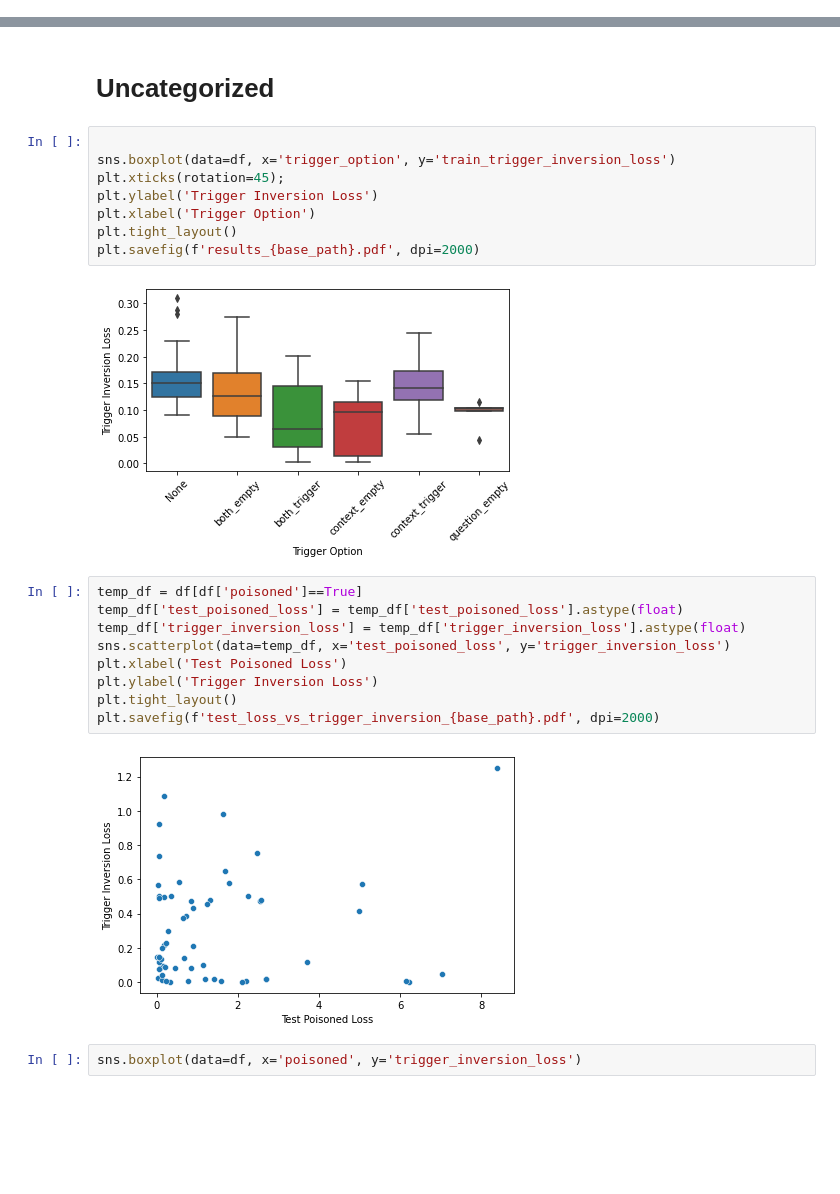
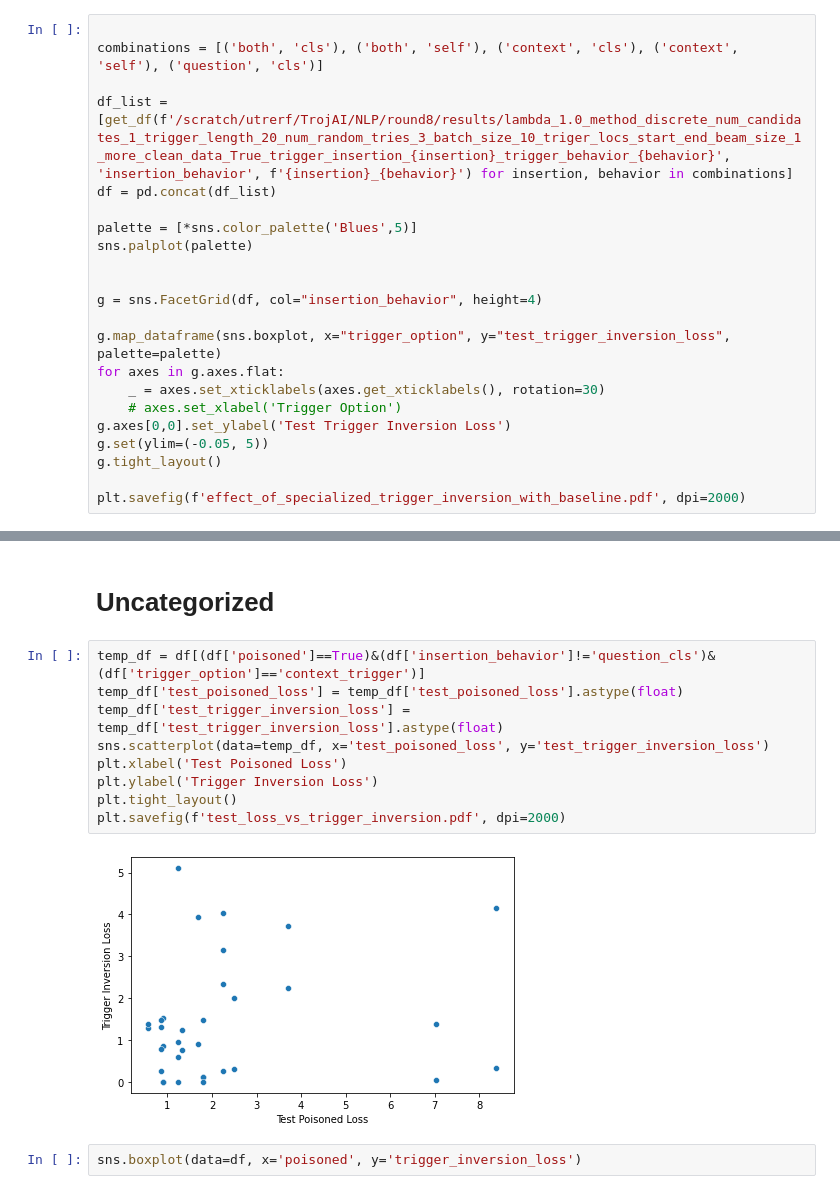
Before and after one commit to utrerf/TrojAI, a Jupyter notebook: NLP/round8/results/viz_results.ipynb, the cells around one changed output, grey strips where cells are left out. Saved outputs shown, nothing was run; the diff lists cells and outputs as text; blank space fills up the shorter version.

```diff
--- a/NLP/round8/results/viz_results.ipynb
+++ b/NLP/round8/results/viz_results.ipynb
@@ -105,0 +161,22 @@ plt.savefig(f'effect_of_more_data.pdf', dpi=2000)
+# %%
+
+combinations = [('both', 'cls'), ('both', 'self'), ('context', 'cls'), ('context', 'self'), ('question', 'cls')]
+
+df_list = [get_df(f'/scratch/utrerf/TrojAI/NLP/round8/results/lambda_1.0_method_discrete_num_candidates_1_trigger_length_20_num_random_tries_3_batch_size_10_triger_locs_start_end_beam_size_1_more_clean_data_True_trigger_insertion_{insertion}_trigger_behavior_{behavior}', 'insertion_behavior', f'{insertion}_{behavior}') for insertion, behavior in combinations]
+df = pd.concat(df_list)
+
+palette = [*sns.color_palette('Blues',5)]
+sns.palplot(palette)
+
+
+g = sns.FacetGrid(df, col="insertion_behavior", height=4)
+
+g.map_dataframe(sns.boxplot, x="trigger_option", y="test_trigger_inversion_loss", palette=palette)
+for axes in g.axes.flat:
+    _ = axes.set_xticklabels(axes.get_xticklabels(), rotation=30)
+    # axes.set_xlabel('Trigger Option')
+g.axes[0,0].set_ylabel('Test Trigger Inversion Loss')
+g.set(ylim=(-0.05, 5))
+g.tight_layout()
+
+plt.savefig(f'effect_of_specialized_trigger_inversion_with_baseline.pdf', dpi=2000)
@@ -106,26 +186,16 @@ plt.savefig(f'effect_of_more_data.pdf', dpi=2000)
 # %% [markdown]
 # Uncategorized
-# %%
-
-sns.boxplot(data=df, x='trigger_option', y='train_trigger_inversion_loss')
-plt.xticks(rotation=45);
-plt.ylabel('Trigger Inversion Loss')
-plt.xlabel('Trigger Option')
-plt.tight_layout()
-plt.savefig(f'results_{base_path}.pdf', dpi=2000)
-# %% [output]
-[figure, removed]
 # %%
-temp_df = df[df['poisoned']==True]
+temp_df = df[(df['poisoned']==True)&(df['insertion_behavior']!='question_cls')&(df['trigger_option']=='context_trigger')]
 temp_df['test_poisoned_loss'] = temp_df['test_poisoned_loss'].astype(float)
-temp_df['trigger_inversion_loss'] = temp_df['trigger_inversion_loss'].astype(float)
-sns.scatterplot(data=temp_df, x='test_poisoned_loss', y='trigger_inversion_loss')
+temp_df['test_trigger_inversion_loss'] = temp_df['test_trigger_inversion_loss'].astype(float)
+sns.scatterplot(data=temp_df, x='test_poisoned_loss', y='test_trigger_inversion_loss')
 plt.xlabel('Test Poisoned Loss')
 plt.ylabel('Trigger Inversion Loss')
 plt.tight_layout()
-plt.savefig(f'test_loss_vs_trigger_inversion_{base_path}.pdf', dpi=2000)
+plt.savefig(f'test_loss_vs_trigger_inversion.pdf', dpi=2000)
 # %% [output]
-[figure, old version]
+[figure, new version]
 # %%
 sns.boxplot(data=df, x='poisoned', y='trigger_inversion_loss')
 # %% [output]
```
Also changed, not shown: parts of 10 cells of this notebook, 2 other files.
